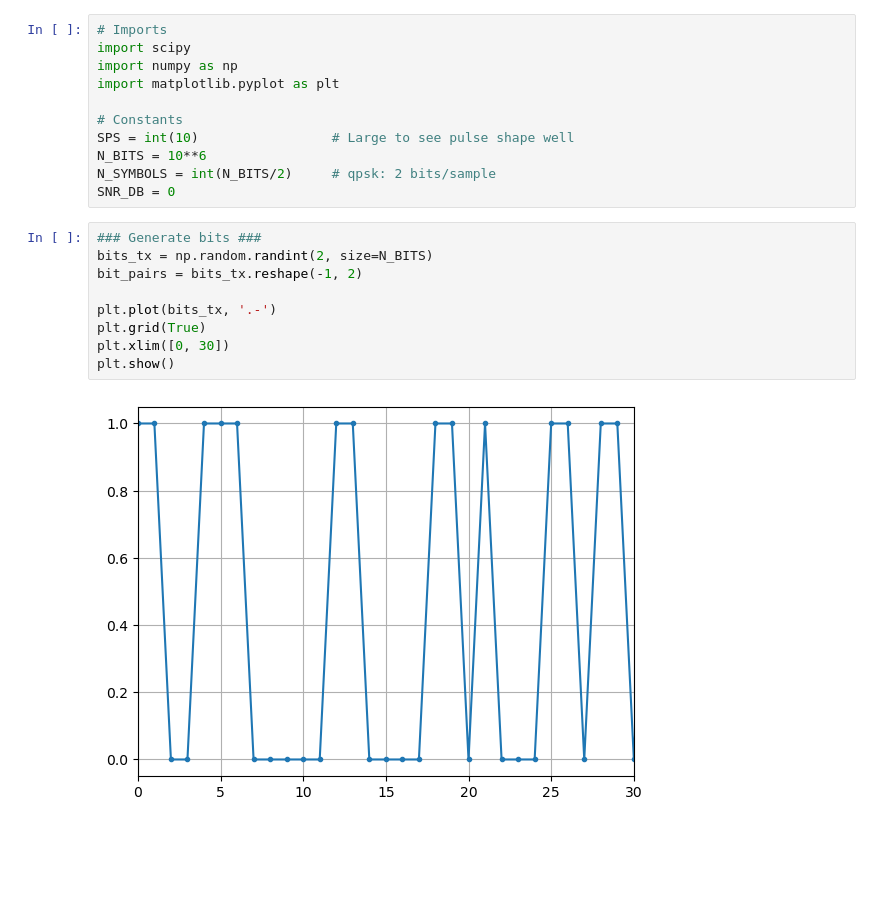
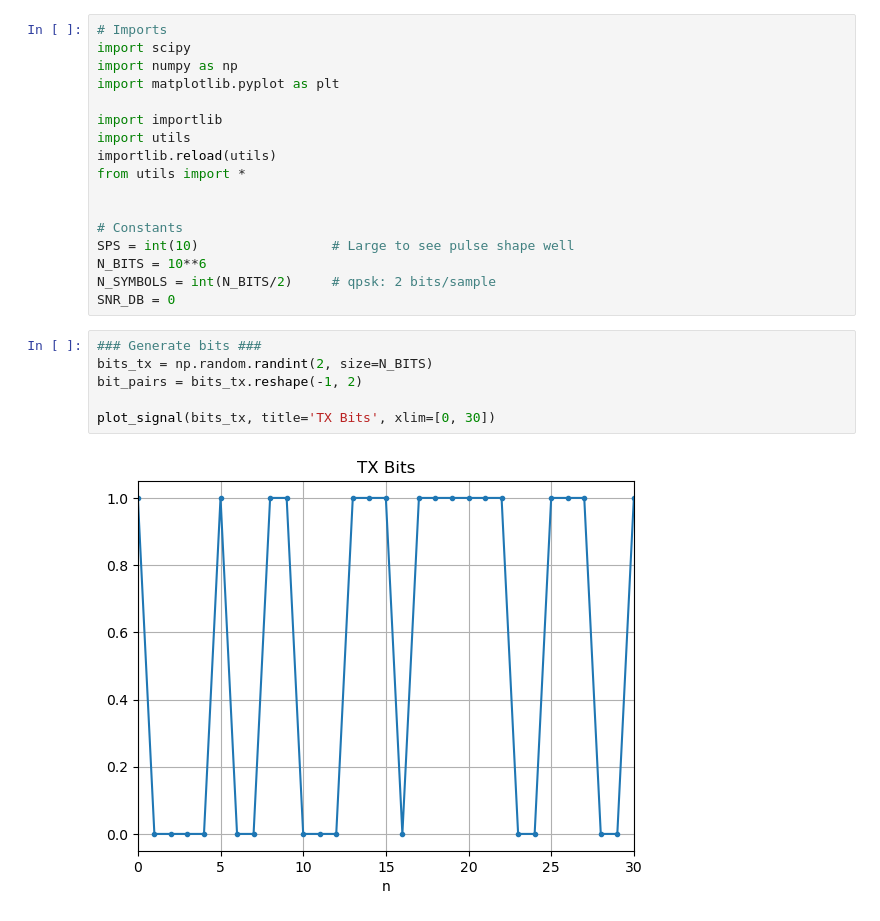
Before and after one commit to cddelong6626/sdr-notebooks, a Jupyter notebook: qpsk_sim.ipynb, the cells around one changed output. Saved outputs shown, nothing was run; the diff lists cells and outputs as text; blank space fills up the shorter version.

Commit message:
6/18/25 Update
Add utils.py helper file with functions to visualize signals in time and freq
domains, add RRC filter coefficient generator function, edit qpsk_sim.ipynb to
use new functions

```diff
--- a/qpsk_sim.ipynb
+++ b/qpsk_sim.ipynb
@@ -29,6 +33,12 @@ import scipy
 import numpy as np
 import matplotlib.pyplot as plt
 
+import importlib
+import utils
+importlib.reload(utils)
+from utils import *
+
+
 # Constants
 SPS = int(10)                 # Large to see pulse shape well
 N_BITS = 10**6
@@ -37,14 +47,11 @@ SNR_DB = 0
 # %%
 ### Generate bits ###
 bits_tx = np.random.randint(2, size=N_BITS)
 bit_pairs = bits_tx.reshape(-1, 2)
 
-plt.plot(bits_tx, '.-')
-plt.grid(True)
-plt.xlim([0, 30])
-plt.show()
+plot_signal(bits_tx, title='TX Bits', xlim=[0, 30])
 # %% [output]
-[figure, old version]
+[figure, new version]
 # %%
 ### QPSK modulation ###
 bits_to_sym_map = {
```
Also changed, not shown: parts of 11 cells of this notebook, 1 other file.
